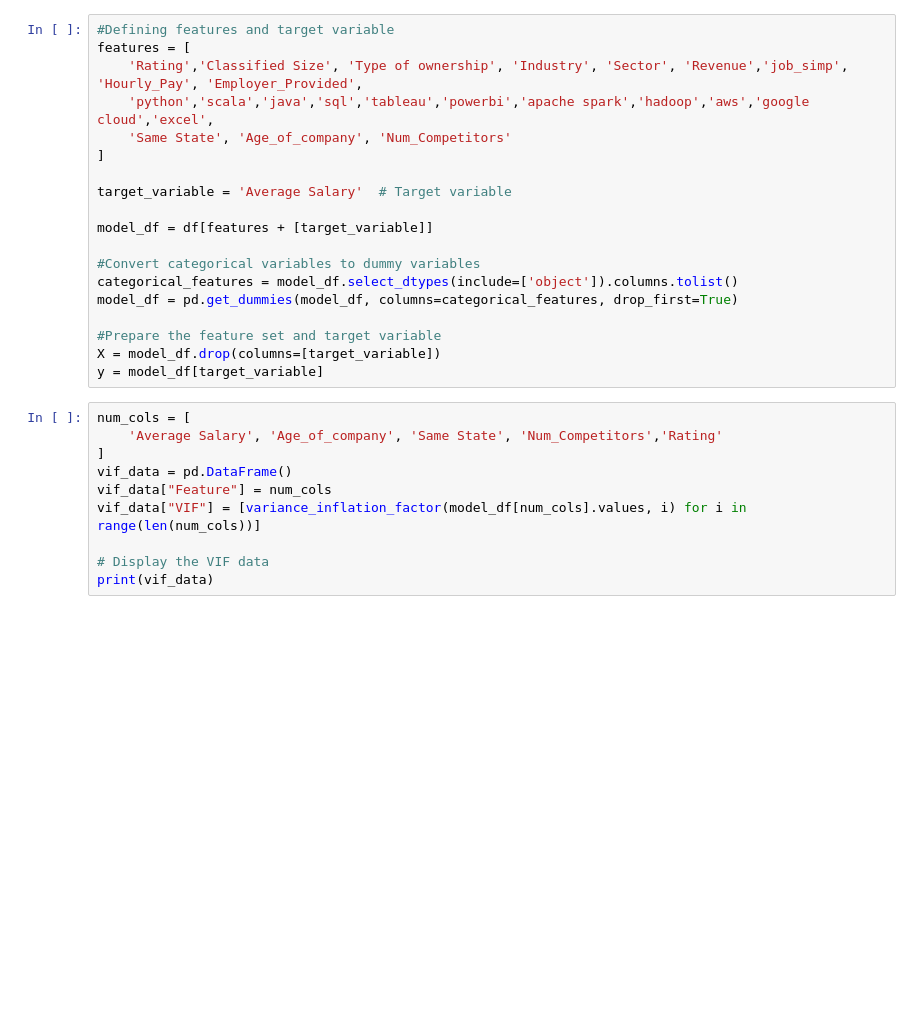
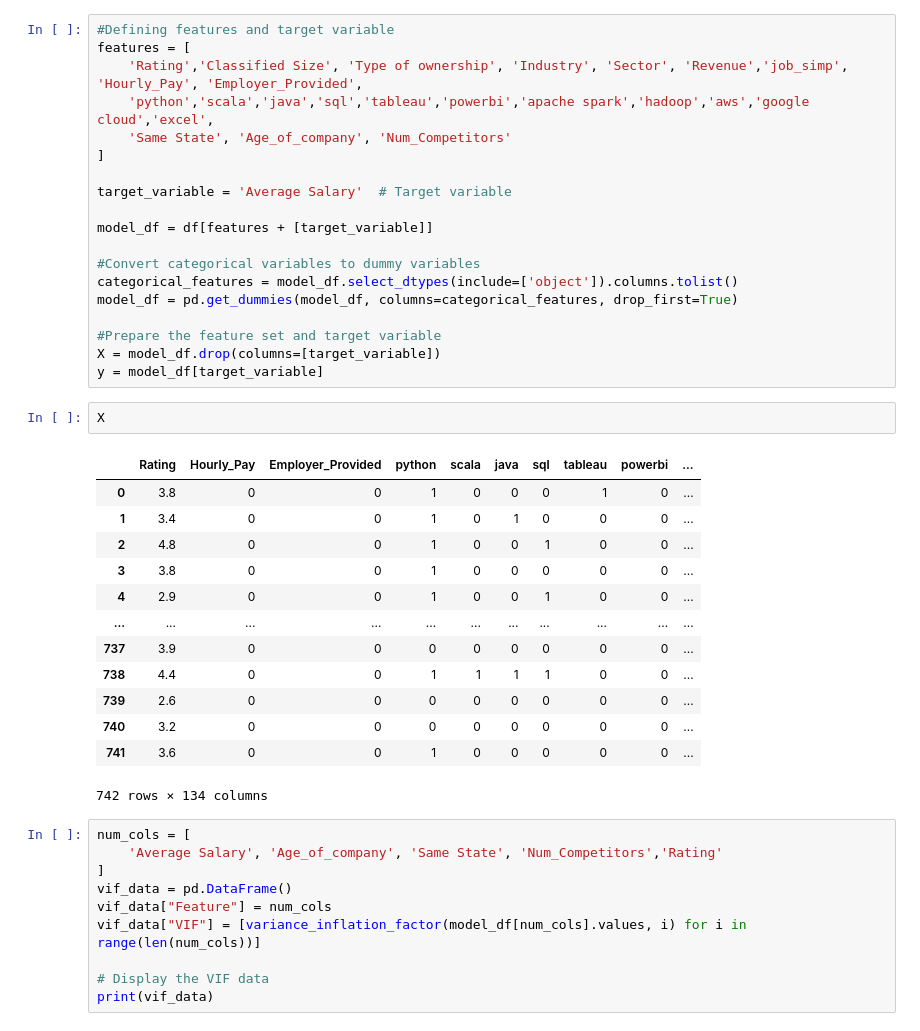
Before and after one commit to ahmudmuhamad/Data-Scientist-Salary-Prediction, a Jupyter notebook: Model_Buliding.ipynb, the cells around one changed output. Drawn from its saved outputs; the diff is of its cells as text; blank space fills up the shorter version.

```diff
--- a/Model_Buliding.ipynb
+++ b/Model_Buliding.ipynb
@@ -53,6 +53,22 @@ model_df = pd.get_dummies(model_df, columns=categorical_features, drop_first=Tru
 #Prepare the feature set and target variable
 X = model_df.drop(columns=[target_variable])
 y = model_df[target_variable]
+# %%
+X
+# %% [output]
+|  | Rating | Hourly_Pay | Employer_Provided | python | scala | java | sql | tableau | powerbi | ... |
+| 0 | 3.8 | 0 | 0 | 1 | 0 | 0 | 0 | 1 | 0 | ... |
+| 1 | 3.4 | 0 | 0 | 1 | 0 | 1 | 0 | 0 | 0 | ... |
+| 2 | 4.8 | 0 | 0 | 1 | 0 | 0 | 1 | 0 | 0 | ... |
+| 3 | 3.8 | 0 | 0 | 1 | 0 | 0 | 0 | 0 | 0 | ... |
+| 4 | 2.9 | 0 | 0 | 1 | 0 | 0 | 1 | 0 | 0 | ... |
+| ... | ... | ... | ... | ... | ... | ... | ... | ... | ... | ... |
+| 737 | 3.9 | 0 | 0 | 0 | 0 | 0 | 0 | 0 | 0 | ... |
+| 738 | 4.4 | 0 | 0 | 1 | 1 | 1 | 1 | 0 | 0 | ... |
+| 739 | 2.6 | 0 | 0 | 0 | 0 | 0 | 0 | 0 | 0 | ... |
+| 740 | 3.2 | 0 | 0 | 0 | 0 | 0 | 0 | 0 | 0 | ... |
+| 741 | 3.6 | 0 | 0 | 1 | 0 | 0 | 0 | 0 | 0 | ... |
+742 rows × 134 columns
 # %%
 num_cols = [
     'Average Salary', 'Age_of_company', 'Same State', 'Num_Competitors','Rating'
```
